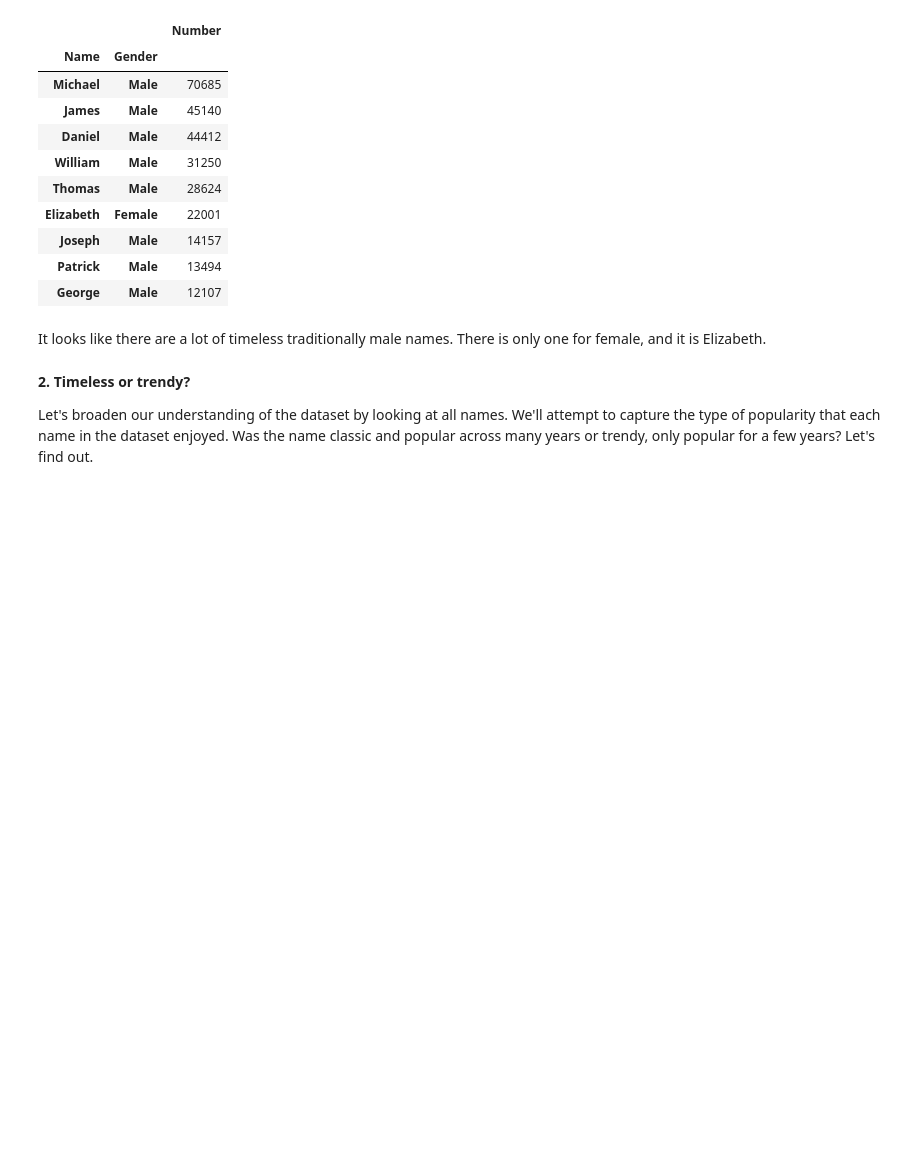
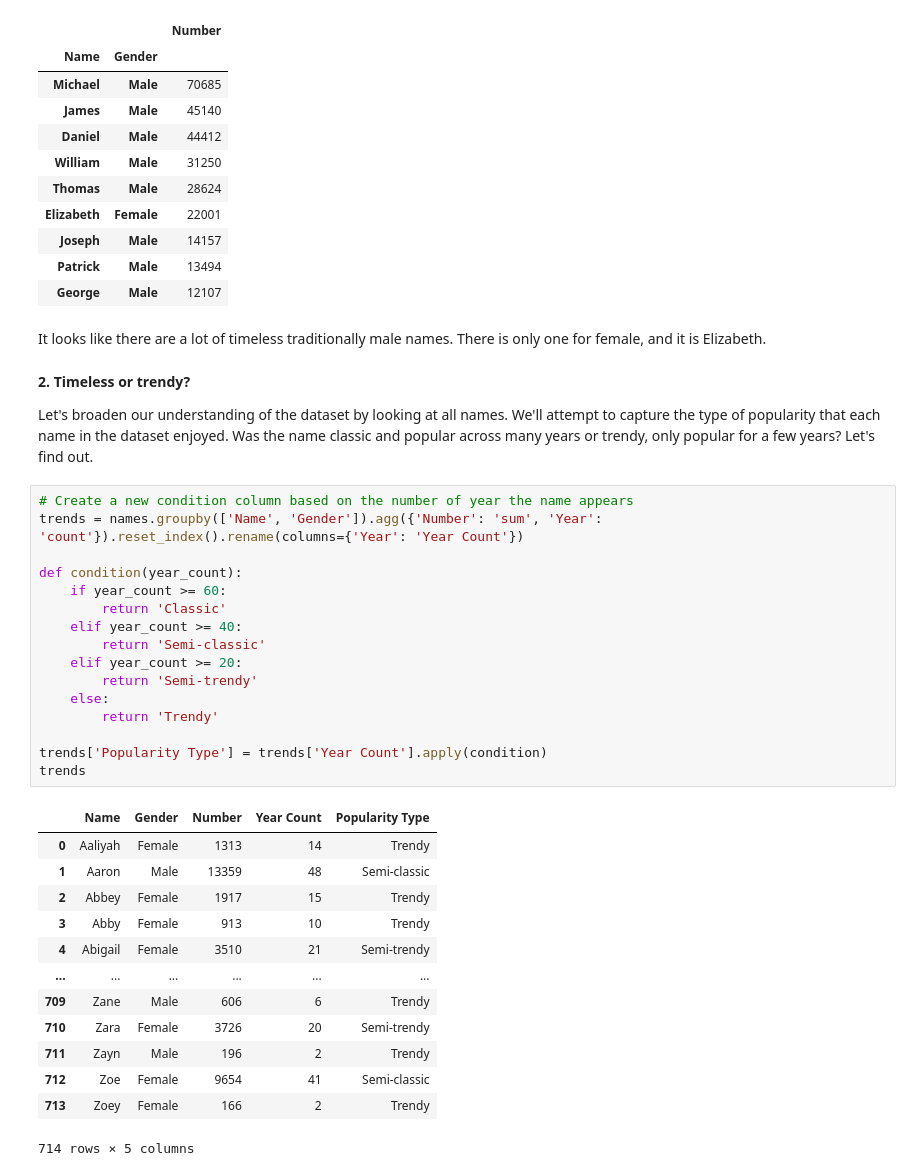
Before and after one commit to hoaktran/australia-popular-baby-names, a Jupyter notebook: exploratory.ipynb, the cells around one changed output. Cells and saved outputs as stored; diff of their text form; blank space fills up the shorter version.

```diff
--- a/exploratory.ipynb
+++ b/exploratory.ipynb
@@ -76,3 +76,33 @@ It looks like there are a lot of timeless traditionally male names. There is onl
 **2. Timeless or trendy?**
 
 Let's broaden our understanding of the dataset by looking at all names. We'll attempt to capture the type of popularity that each name in the dataset enjoyed. Was the name classic and popular across many years or trendy, only popular for a few years? Let's find out.
+# %%
+# Create a new condition column based on the number of year the name appears
+trends = names.groupby(['Name', 'Gender']).agg({'Number': 'sum', 'Year': 'count'}).reset_index().rename(columns={'Year': 'Year Count'})
+
+def condition(year_count):
+    if year_count >= 60:
+        return 'Classic'
+    elif year_count >= 40:
+        return 'Semi-classic'
+    elif year_count >= 20:
+        return 'Semi-trendy'
+    else:
+        return 'Trendy'
+
+trends['Popularity Type'] = trends['Year Count'].apply(condition)
+trends
+# %% [output]
+|  | Name | Gender | Number | Year Count | Popularity Type |
+| 0 | Aaliyah | Female | 1313 | 14 | Trendy |
+| 1 | Aaron | Male | 13359 | 48 | Semi-classic |
+| 2 | Abbey | Female | 1917 | 15 | Trendy |
+| 3 | Abby | Female | 913 | 10 | Trendy |
+| 4 | Abigail | Female | 3510 | 21 | Semi-trendy |
+| ... | ... | ... | ... | ... | ... |
+| 709 | Zane | Male | 606 | 6 | Trendy |
+| 710 | Zara | Female | 3726 | 20 | Semi-trendy |
+| 711 | Zayn | Male | 196 | 2 | Trendy |
+| 712 | Zoe | Female | 9654 | 41 | Semi-classic |
+| 713 | Zoey | Female | 166 | 2 | Trendy |
+714 rows × 5 columns
```
Also changed, not shown: parts of 1 cell of this notebook.
